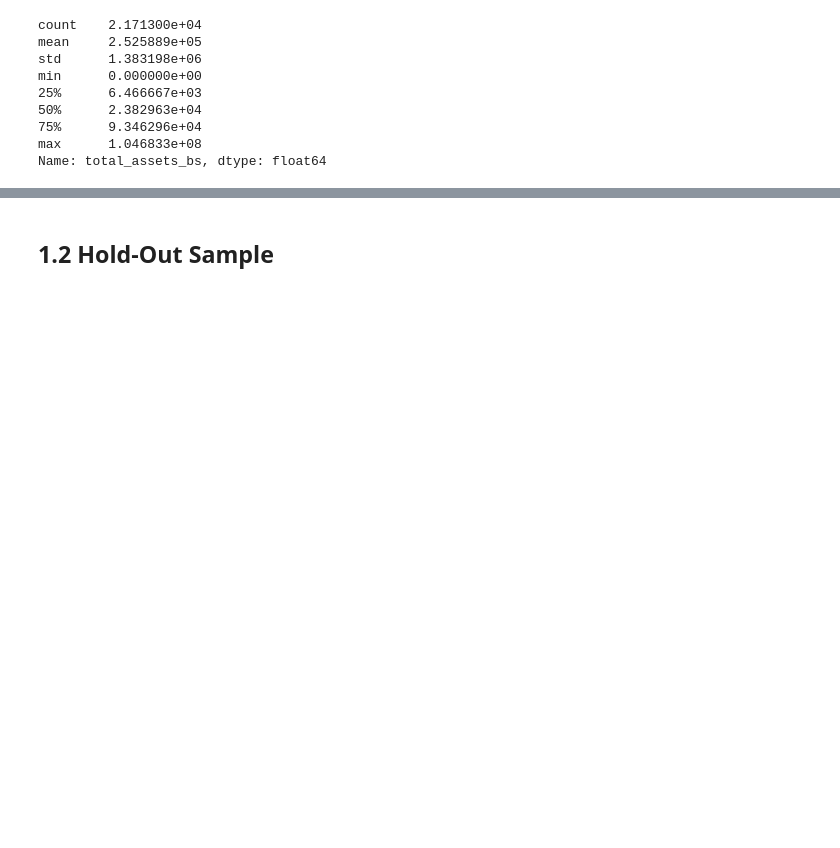
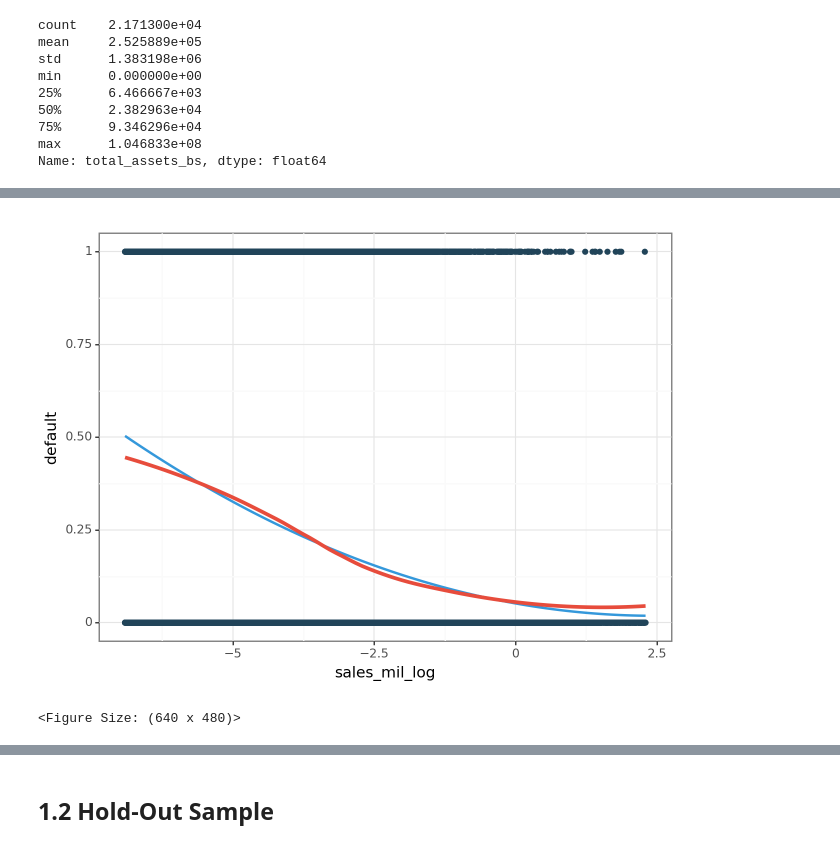
Before and after one commit to Iandrewburg/Assignment_1, a Jupyter notebook: Assignment_3/Assignment_3_Code.ipynb, the cells around one changed output, grey strips where cells are left out. Drawn from its saved outputs; the diff is of its cells as text; code cells hidden in the pictures; blank space fills up the shorter version.

```diff
--- a/Assignment_3/Assignment_3_Code.ipynb
+++ b/Assignment_3/Assignment_3_Code.ipynb
@@ -391,0 +541,13 @@ ValueError: Columns must be same length as key
+# %%
+ggplot(data, aes(x="sales_mil_log", y="default")) + geom_point(
+    color="#214459"
+) + geom_smooth(
+    method="lm", formula="y ~ x + I(x**2)", color="#3498db", se=False  # Assuming #3498db as a placeholder color
+) + geom_smooth(
+    method="loess", color="#e74c3c", se=False, size=1.5, span=0.9  # Assuming #e74c3c as a placeholder color
+) + labs(
+    x="sales_mil_log", y="default"
+) + theme_bw()
+# %% [output]
+[figure, added]
+<Figure Size: (640 x 480)>
```
Also changed, not shown: parts of 23 cells of this notebook.
